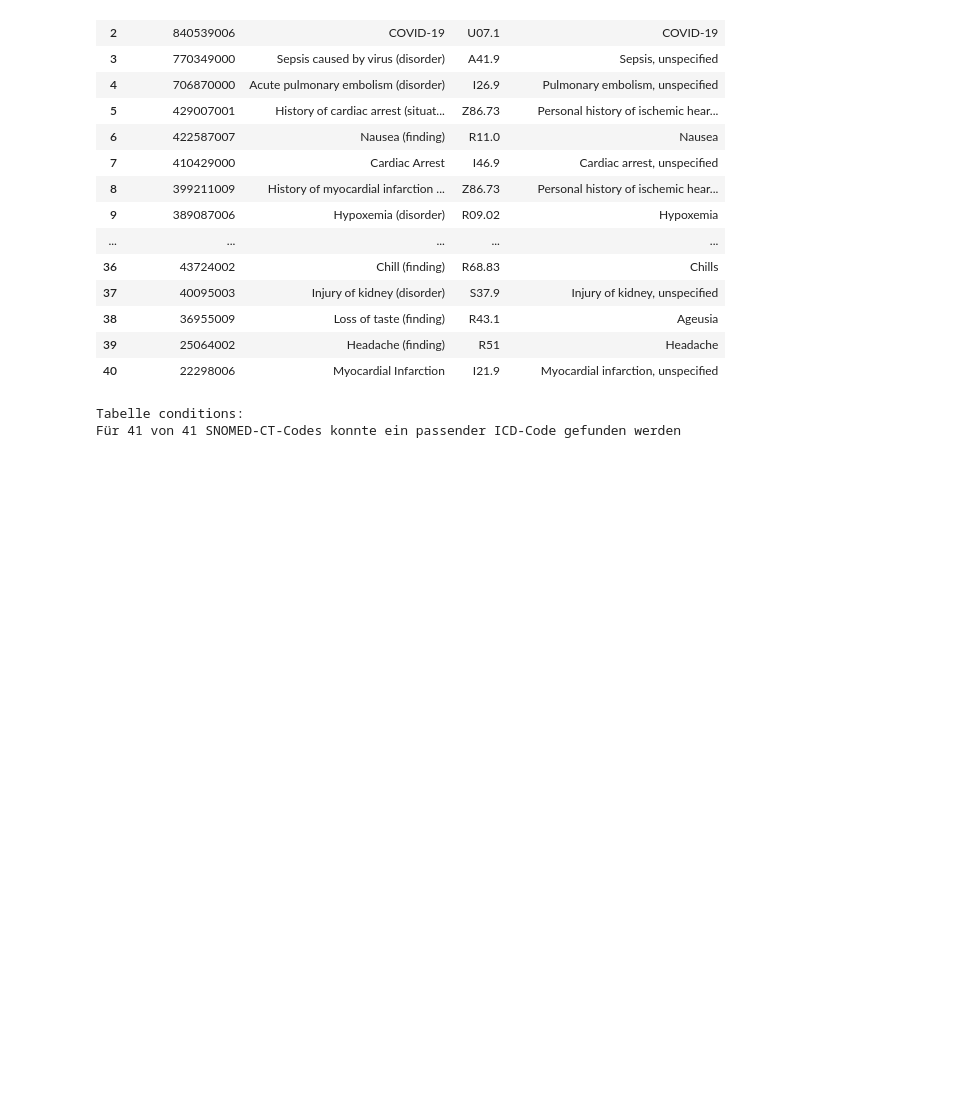
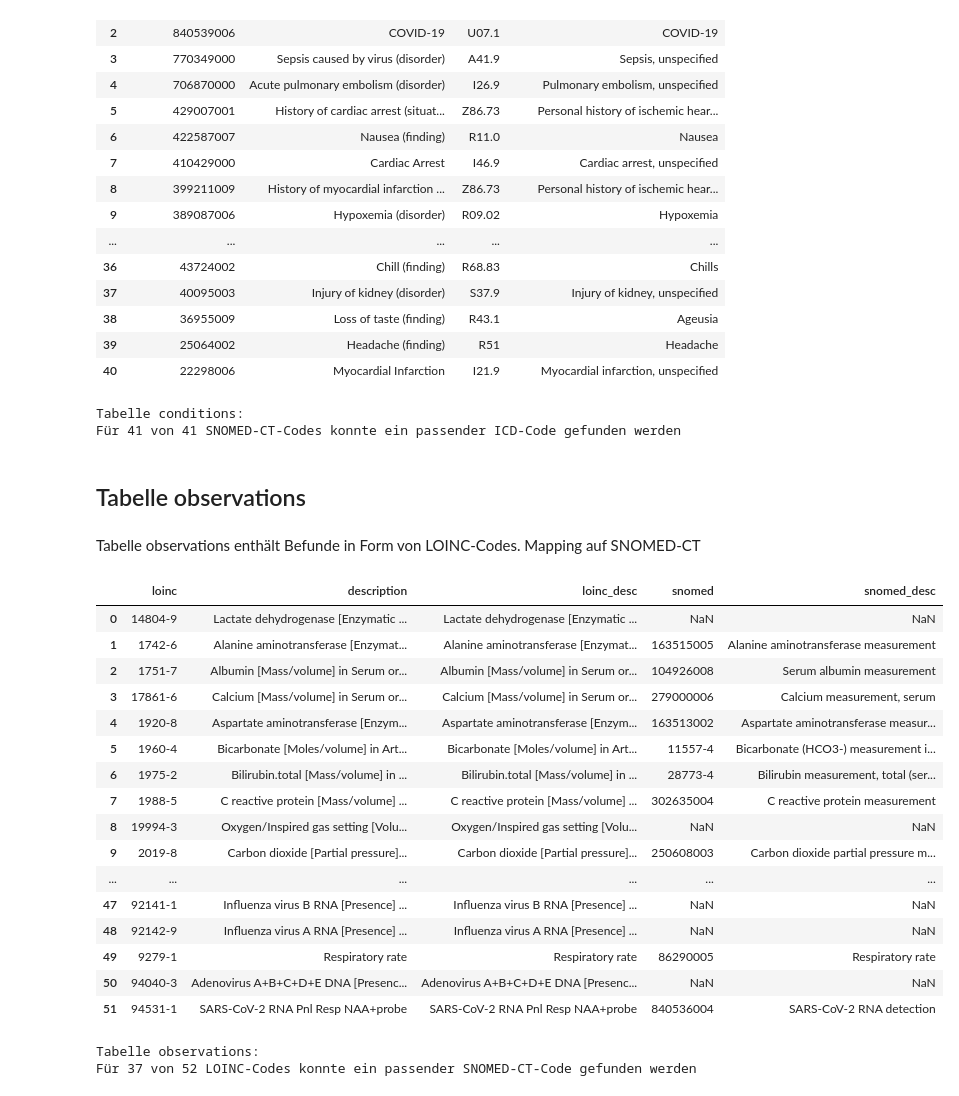
Before and after one commit to bennyb-bio/Group-A-Project, a Jupyter notebook: Mapping.ipynb, the cells around one changed output. Cells and saved outputs as stored; diff of their text form; code cells hidden in the pictures; blank space fills up the shorter version.

```diff
--- a/Mapping.ipynb
+++ b/Mapping.ipynb
@@ -66,6 +74,48 @@ print(f"Tabelle conditions:\nFür {df_mapped.icd.notna().sum()} von {len(df_mapp
 # %% [output]
 Tabelle conditions:
 Für 41 von 41 SNOMED-CT-Codes konnte ein passender ICD-Code gefunden werden
+# %% [markdown]
+## Tabelle observations
+# %% [markdown]
+Tabelle observations enthält Befunde in Form von LOINC-Codes. Mapping auf SNOMED-CT
+# %%
+query = """
+SELECT distinct code as loinc, description
+FROM observations
+ORDER BY code
+"""
+
+df = pd.read_sql_query(query, conn)
+df.columns = df.columns.str.lower()
+df = df.dropna(subset = ["loinc"])
+#gültige LOINC-Codes (format: nnnnn-n)
+df = df[df["loinc"].str.match(r"^\d{4,5}-\d$")]
+
+df_mapped = df.merge(map_loinc, how="left", on="loinc")
+df_mapped
+# %% [output]
+|  | loinc | description | loinc_desc | snomed | snomed_desc |
+| 0 | 14804-9 | Lactate dehydrogenase [Enzymatic ... | Lactate dehydrogenase [Enzymatic ... | NaN | NaN |
+| 1 | 1742-6 | Alanine aminotransferase [Enzymat... | Alanine aminotransferase [Enzymat... | 163515005 | Alanine aminotransferase measurement |
+| 2 | 1751-7 | Albumin [Mass/volume] in Serum or... | Albumin [Mass/volume] in Serum or... | 104926008 | Serum albumin measurement |
+| 3 | 17861-6 | Calcium [Mass/volume] in Serum or... | Calcium [Mass/volume] in Serum or... | 279000006 | Calcium measurement, serum |
+| 4 | 1920-8 | Aspartate aminotransferase [Enzym... | Aspartate aminotransferase [Enzym... | 163513002 | Aspartate aminotransferase measur... |
+| 5 | 1960-4 | Bicarbonate [Moles/volume] in Art... | Bicarbonate [Moles/volume] in Art... | 11557-4 | Bicarbonate (HCO3-) measurement i... |
+| 6 | 1975-2 | Bilirubin.total [Mass/volume] in ... | Bilirubin.total [Mass/volume] in ... | 28773-4 | Bilirubin measurement, total (ser... |
+| 7 | 1988-5 | C reactive protein [Mass/volume] ... | C reactive protein [Mass/volume] ... | 302635004 | C reactive protein measurement |
+| 8 | 19994-3 | Oxygen/Inspired gas setting [Volu... | Oxygen/Inspired gas setting [Volu... | NaN | NaN |
+| 9 | 2019-8 | Carbon dioxide [Partial pressure]... | Carbon dioxide [Partial pressure]... | 250608003 | Carbon dioxide partial pressure m... |
+| ... | ... | ... | ... | ... | ... |
+| 47 | 92141-1 | Influenza virus B RNA [Presence] ... | Influenza virus B RNA [Presence] ... | NaN | NaN |
+| 48 | 92142-9 | Influenza virus A RNA [Presence] ... | Influenza virus A RNA [Presence] ... | NaN | NaN |
+| 49 | 9279-1 | Respiratory rate | Respiratory rate | 86290005 | Respiratory rate |
+| 50 | 94040-3 | Adenovirus A+B+C+D+E DNA [Presenc... | Adenovirus A+B+C+D+E DNA [Presenc... | NaN | NaN |
+| 51 | 94531-1 | SARS-CoV-2 RNA Pnl Resp NAA+probe | SARS-CoV-2 RNA Pnl Resp NAA+probe | 840536004 | SARS-CoV-2 RNA detection |
+# %%
+print(f"Tabelle observations:\nFür {df_mapped.snomed.notna().sum()} von {len(df_mapped)} LOINC-Codes konnte ein passender SNOMED-CT-Code gefunden werden")
+# %% [output]
+Tabelle observations:
+Für 37 von 52 LOINC-Codes konnte ein passender SNOMED-CT-Code gefunden werden
 # %%
 # Verbindung zur Datenbank lösen
 conn.close()
```
Also changed, not shown: parts of 2 cells of this notebook, 1 other file.
